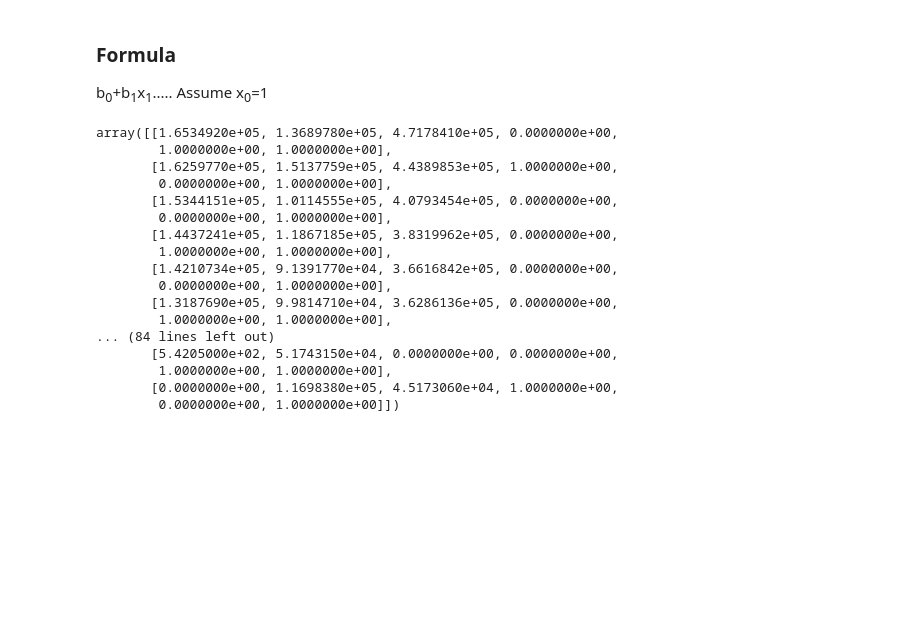
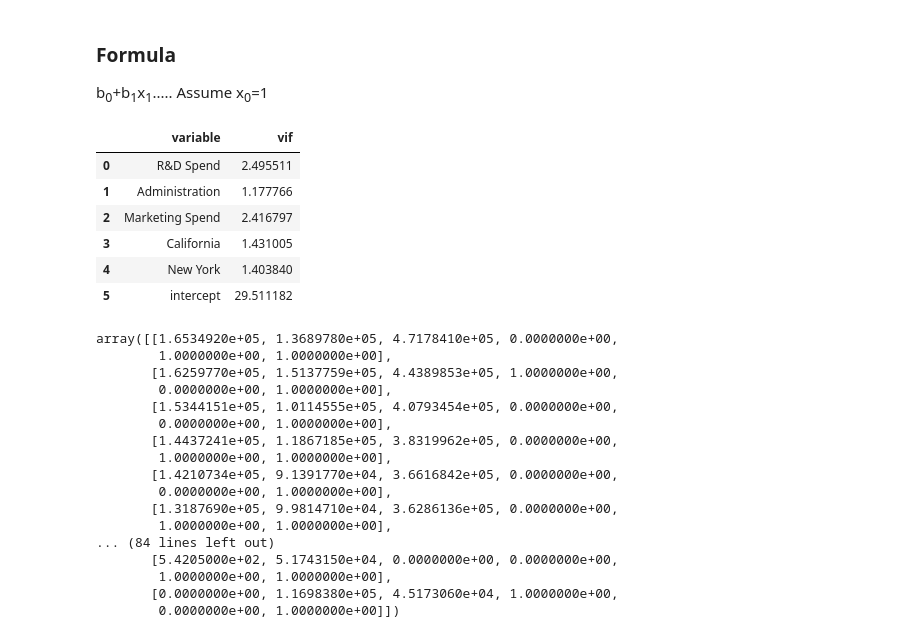
Before and after one commit to AjayBadrinath/Machine-Learning-Algorithms, a Jupyter notebook: Lessons/Multiple_regression.ipynb, the cells around one changed output. Drawn from its saved outputs; the diff is of its cells as text; code cells hidden in the pictures; blank space fills up the shorter version.

```diff
--- a/Lessons/Multiple_regression.ipynb
+++ b/Lessons/Multiple_regression.ipynb
@@ -47,6 +85,16 @@ vif['variable']=x.columns
 vif['vif']=[variance_inflation_factor(x.values,i)for i in range(x.shape[1])]   #shape [1] -> column
 # %%
 x=x.drop(["Florida"],axis=1)
+# %%
+vif
+# %% [output]
+|  | variable | vif |
+| 0 | R&D Spend | 2.495511 |
+| 1 | Administration | 1.177766 |
+| 2 | Marketing Spend | 2.416797 |
+| 3 | California | 1.431005 |
+| 4 | New York | 1.403840 |
+| 5 | intercept | 29.511182 |
 # %%
 cols=['R&D Spend', 'Administration', 'Marketing Spend','California',  'New York','intercept']
 x.columns=cols
```
Also changed, not shown: parts of 4 cells of this notebook.
